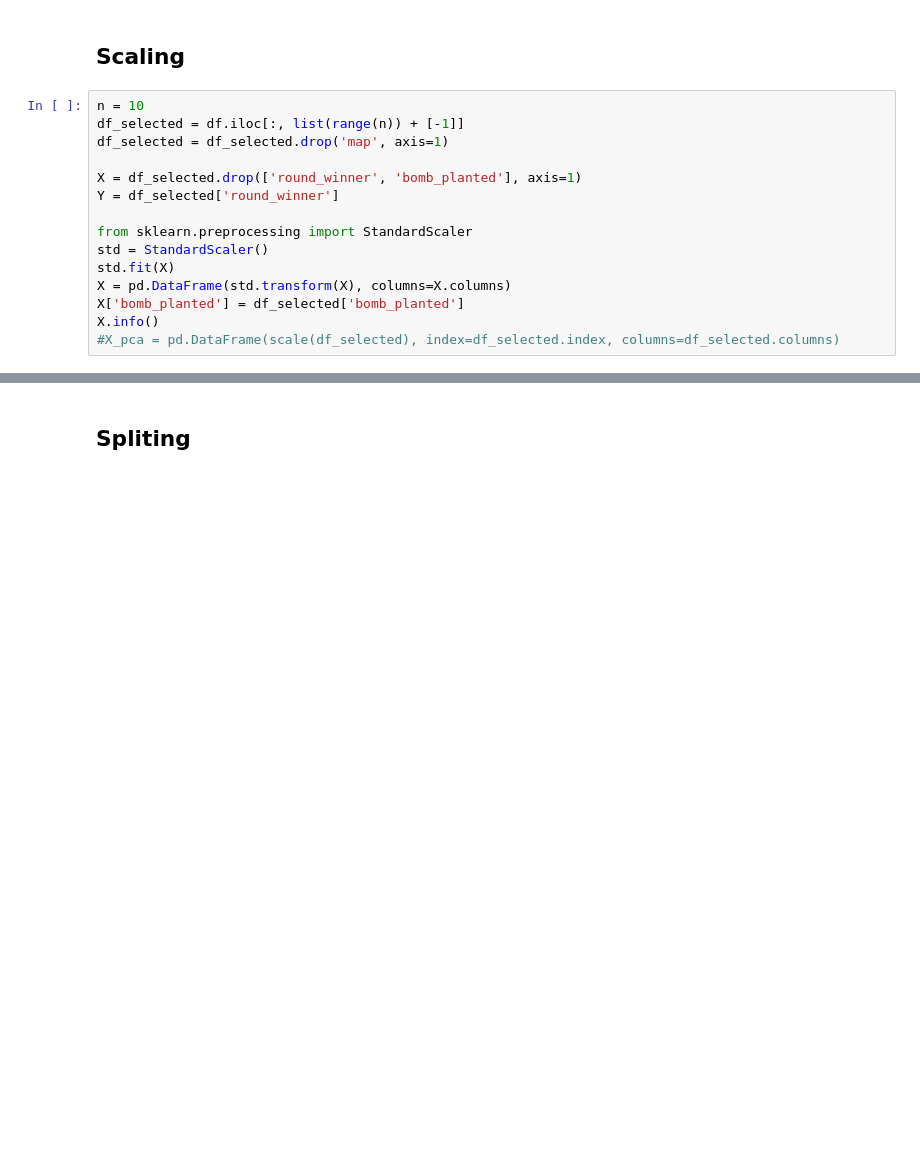
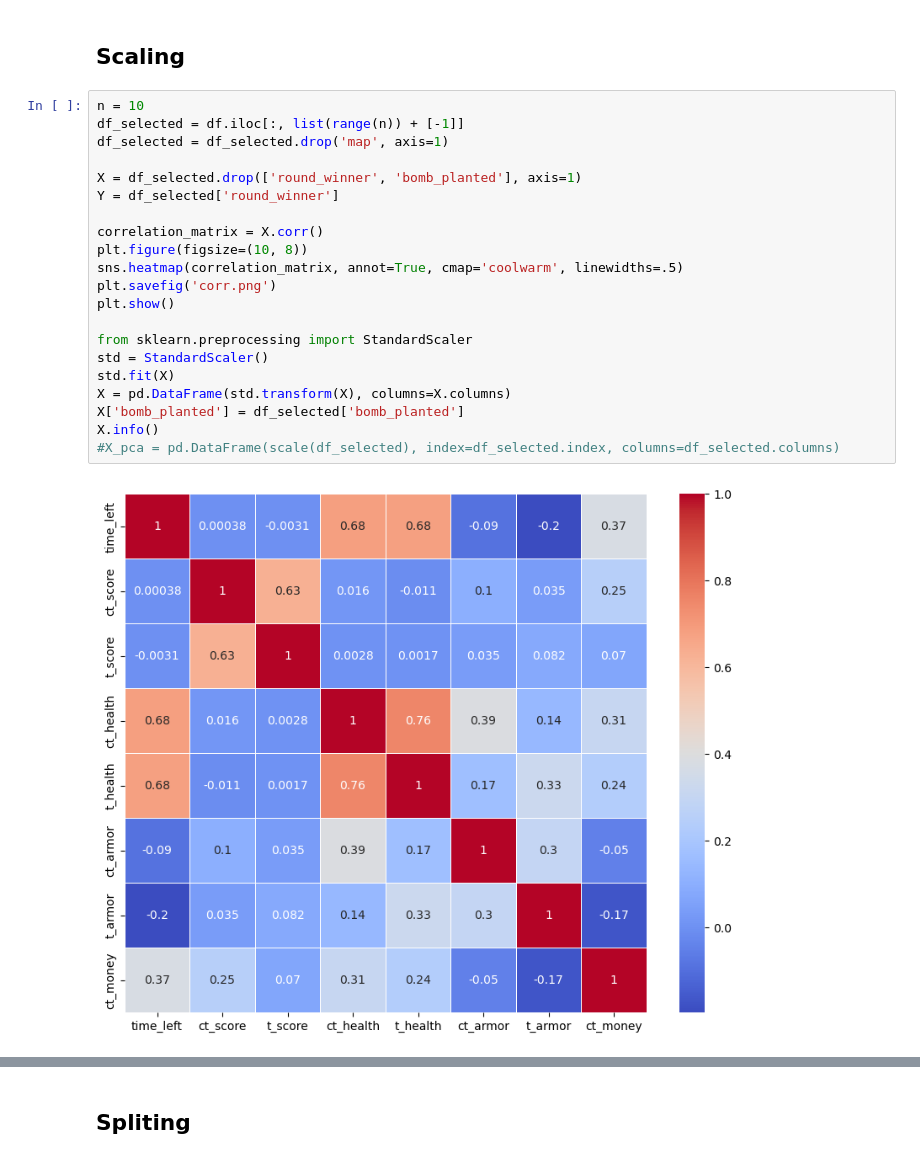
Before and after one commit to techLearner2000/Project_DS, a Jupyter notebook: code.ipynb, the cells around one changed output, grey strips where cells are left out. Cells and saved outputs as stored; diff of their text form; blank space fills up the shorter version.

```diff
--- a/code.ipynb
+++ b/code.ipynb
@@ -39,15 +78,23 @@ df_selected = df_selected.drop('map', axis=1)
 # %%
 n = 10
 df_selected = df.iloc[:, list(range(n)) + [-1]]
 df_selected = df_selected.drop('map', axis=1)
 
 X = df_selected.drop(['round_winner', 'bomb_planted'], axis=1)
 Y = df_selected['round_winner']
 
+correlation_matrix = X.corr()
+plt.figure(figsize=(10, 8))
+sns.heatmap(correlation_matrix, annot=True, cmap='coolwarm', linewidths=.5)
+plt.savefig('corr.png')
+plt.show()
+
 from sklearn.preprocessing import StandardScaler
 std = StandardScaler()
 std.fit(X)
 X = pd.DataFrame(std.transform(X), columns=X.columns)
 X['bomb_planted'] = df_selected['bomb_planted']
 X.info()
 #X_pca = pd.DataFrame(scale(df_selected), index=df_selected.index, columns=df_selected.columns)
+# %% [output]
+[figure, added]
```
Also changed, not shown: parts of 14 cells of this notebook, 6 other files.
